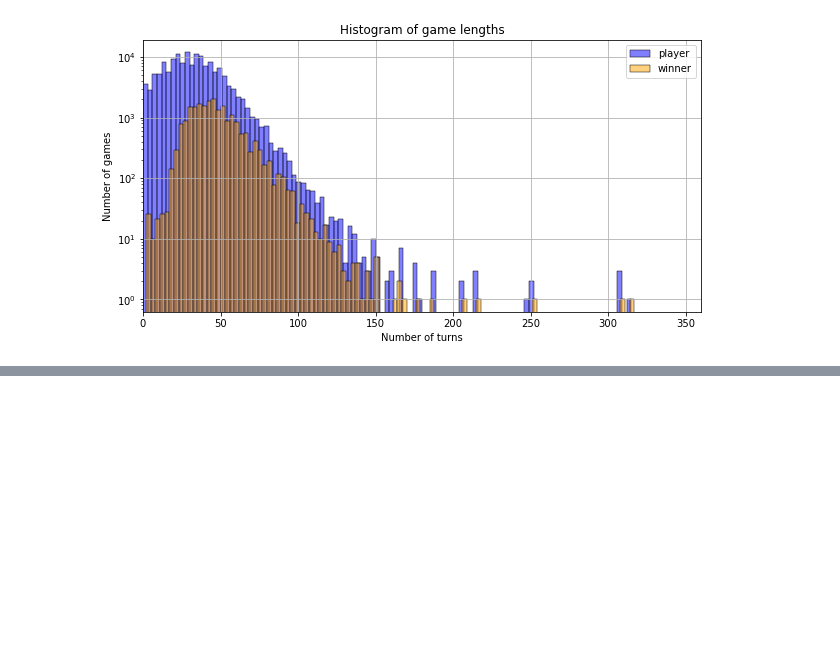
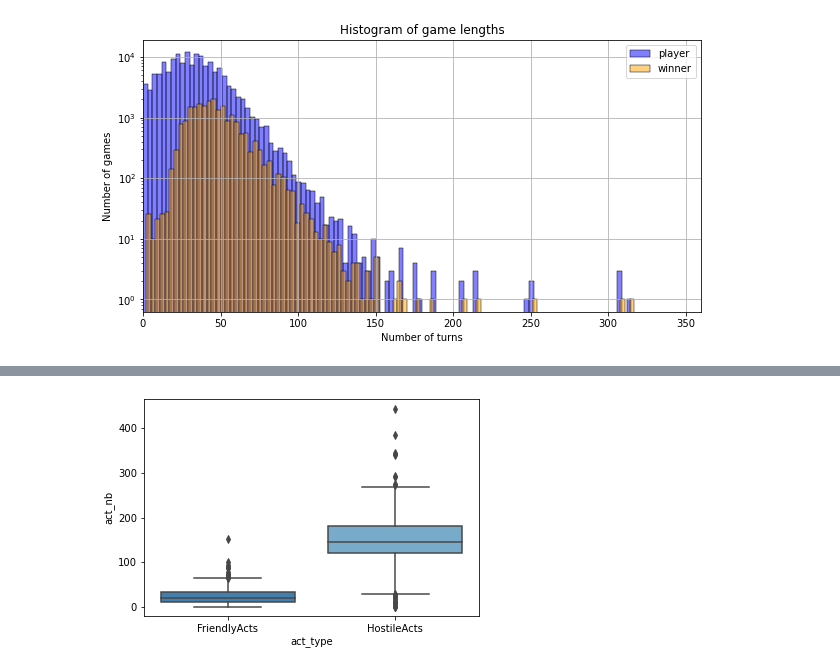
Before and after one commit to epfl-ada/ada-2020-project-milestone-p3-p3_chic, a Jupyter notebook: p4-part2.ipynb, the cells around one changed output, grey strips where cells are left out. Cells and saved outputs as stored; diff of their text form; code cells hidden in the pictures; blank space fills up the shorter version.

```diff
--- a/p4-part2.ipynb
+++ b/p4-part2.ipynb
@@ -353,0 +373,4 @@ plt.show()
+# %%
+games_features_melt = pd.melt(unfiltered_games_features, value_vars =['FriendlyActs', 'HostileActs'],
+                             var_name='act_type', value_name='act_nb')
+games_features_melt.head()
@@ -353,0 +384,5 @@ plt.show()
+# %%
+sns.boxplot(x="act_type", y="act_nb", palette="tab20c",
+            data=games_features_melt);
+# %% [output]
+[figure, added]
```
Also changed, not shown: parts of 3 cells of this notebook, 1 other file.
